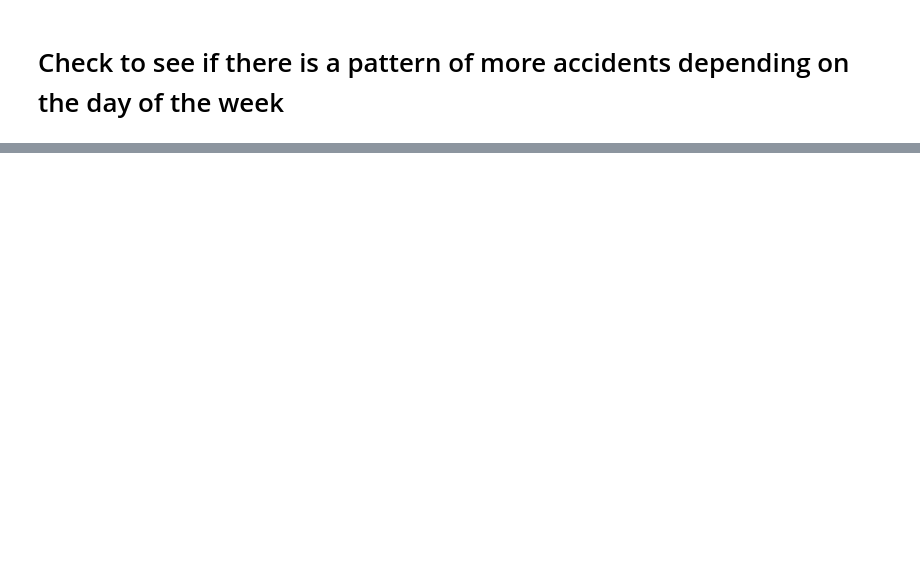
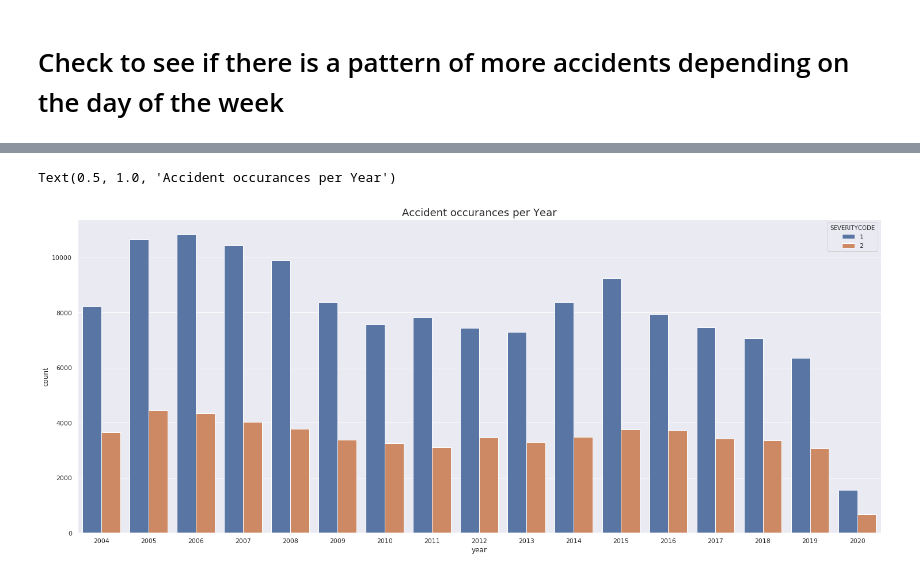
Before and after one commit to Seaner71/Coursera_Capstone, a Jupyter notebook: scripts/Coursera_Capstone.ipynb, the cells around one changed output, grey strips where cells are left out. Drawn from its saved outputs; the diff is of its cells as text; code cells hidden in the pictures; blank space fills up the shorter version.

```diff
--- a/scripts/Coursera_Capstone.ipynb
+++ b/scripts/Coursera_Capstone.ipynb
@@ -168,0 +182,7 @@ Name: SEVERITYCODE, dtype: float64
+# %%
+plt.figure(figsize=(25,10))
+monthly_accident = sns.countplot(x='year', data = analysis, hue='SEVERITYCODE')
+plt.title('Accident occurances per Year', fontsize=18)
+# %% [output]
+Text(0.5, 1.0, 'Accident occurances per Year')
+[figure, added]
```
Also changed, not shown: parts of 29 cells of this notebook.
